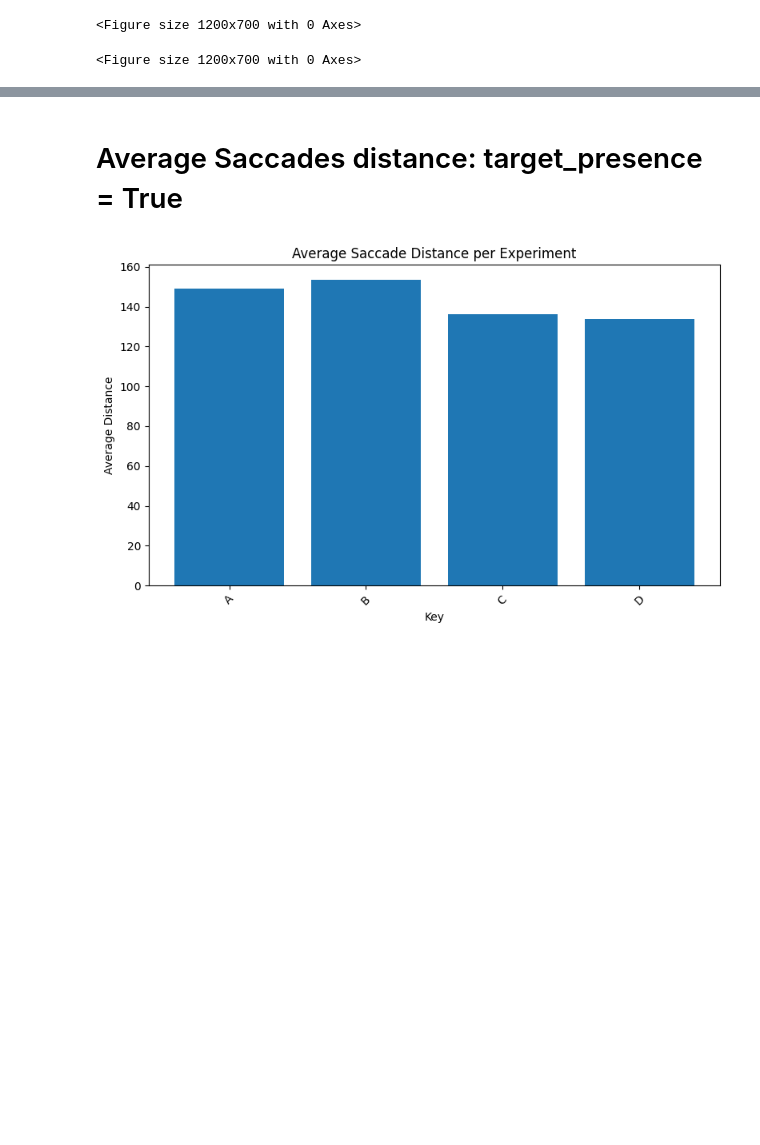
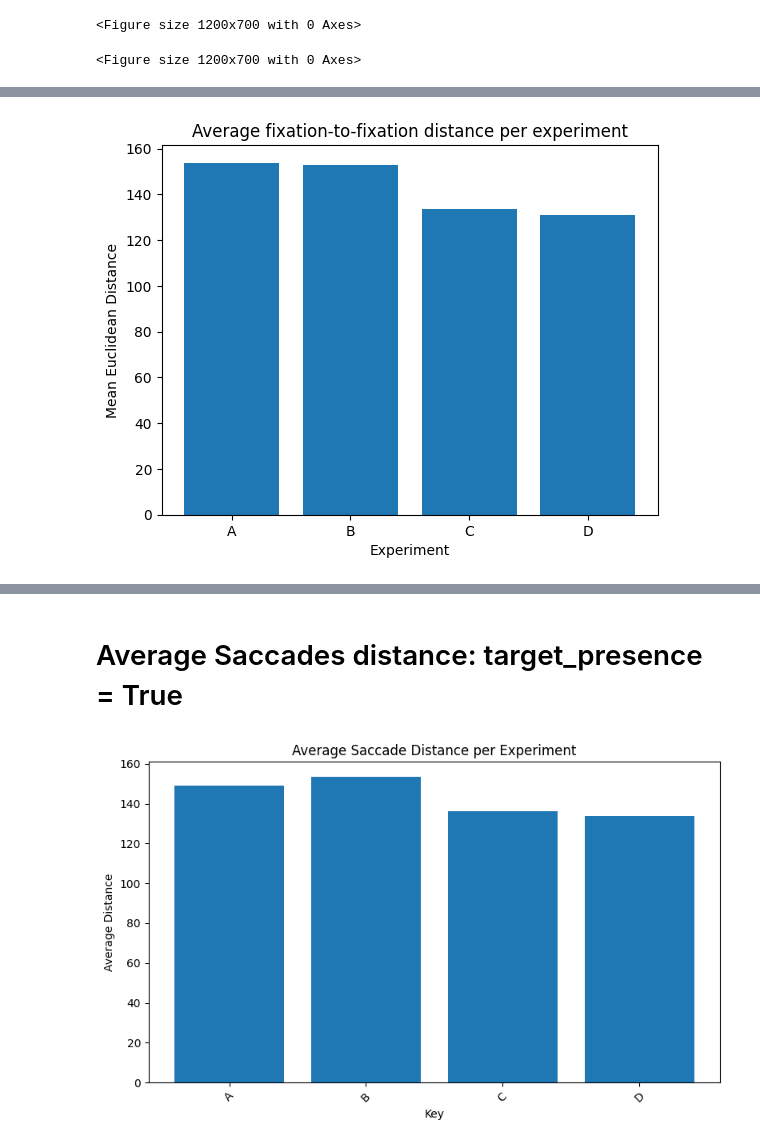
Before and after one commit to alina-popadina/Data_analysis, a Jupyter notebook: analysis_DUPLICATE.ipynb, the cells around one changed output, grey strips where cells are left out. Saved outputs shown, nothing was run; the diff lists cells and outputs as text; code cells hidden in the pictures; blank space fills up the shorter version.

```diff
--- a/analysis_DUPLICATE.ipynb
+++ b/analysis_DUPLICATE.ipynb
@@ -333,0 +682,24 @@ for experiment in experiments:
+# %%
+euc_means = {}
+distances = {}
+
+for exp_key, df in clean_fixations_pd_in_dict.items():
+
+    d = df.copy()
+
+    d['prev_x'] = d.groupby('trial_id_num')['shifted_avrxpos'].shift(1)
+    d['prev_y'] = d.groupby('trial_id_num')['shifted_avrypos'].shift(1)
+    d['euc_dist'] = np.sqrt((d['shifted_avrxpos'] - d['prev_x'])**2 + (d['shifted_avrypos'] - d['prev_y'])**2)
+    euc_means[exp_key] = d['euc_dist'].mean()
+    distances[exp_key] = d['euc_dist'].dropna()
+
+#PLOT!
+labels = list(euc_means.keys())
+values = list(euc_means.values())
+plt.bar(labels, values)
+plt.xlabel("Experiment")
+plt.ylabel("Mean Euclidean Distance")
+plt.title("Average fixation-to-fixation distance per experiment")
+plt.show()
+# %% [output]
+[figure, added]
```
Also changed, not shown: parts of 13 cells of this notebook, 11 other files.
